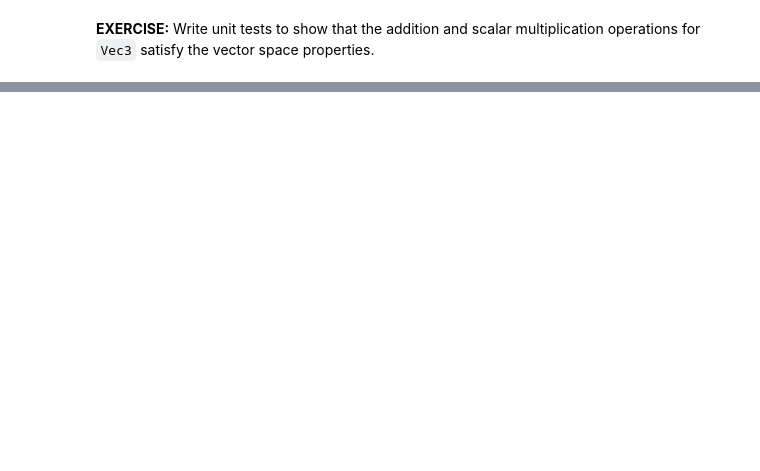
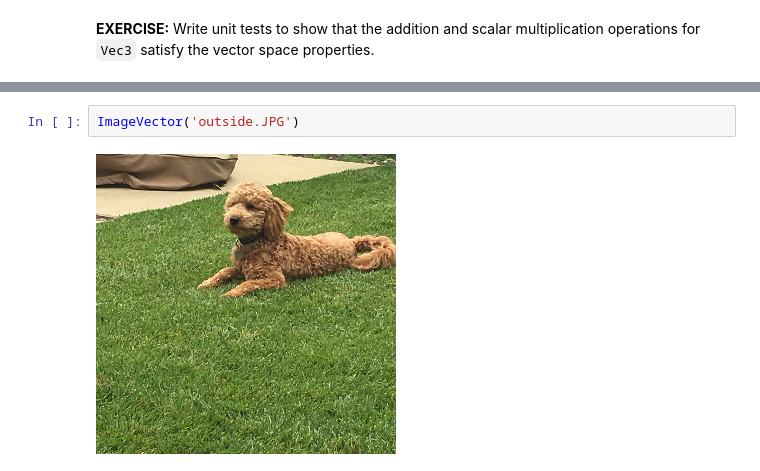
Before and after one commit to saradhimpardha/math_for_programmers, a Jupyter notebook: chapter_06/chapter_06_exercise.ipynb, the cells around one changed output, grey strips where cells are left out. Drawn from its saved outputs; the diff is of its cells as text; blank space fills up the shorter version.

```diff
--- a/chapter_06/chapter_06_exercise.ipynb
+++ b/chapter_06/chapter_06_exercise.ipynb
@@ -320,0 +803,4 @@ for i in range(0,100):
+# %%
+ImageVector('outside.JPG')
+# %% [output]
+[figure, added]
```
Also changed, not shown: parts of 118 cells of this notebook.
